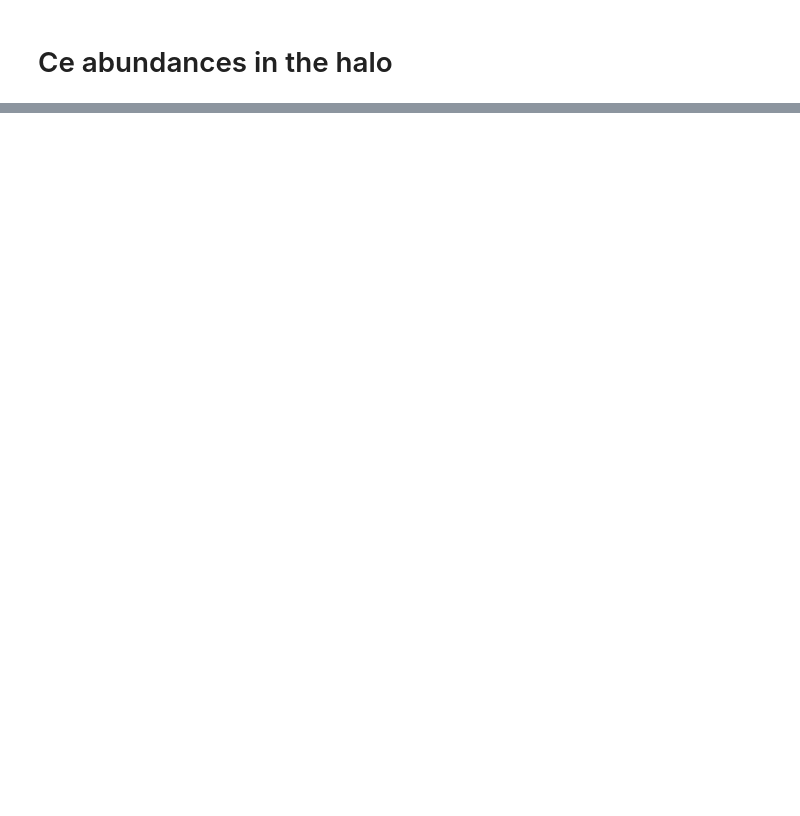
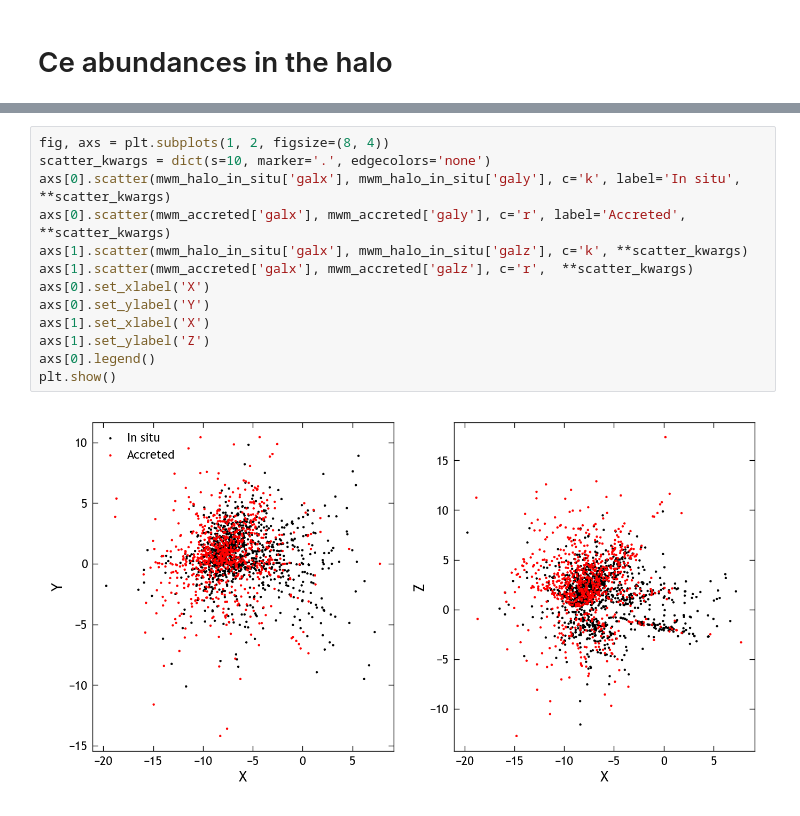
Before and after one commit to lodubay/chemical-clocks, a Jupyter notebook: src/scripts/halo.ipynb, the cells around one changed output, grey strips where cells are left out. Drawn from its saved outputs; the diff is of its cells as text; blank space fills up the shorter version.

```diff
--- a/src/scripts/halo.ipynb
+++ b/src/scripts/halo.ipynb
@@ -338,0 +262,15 @@ plt.show()
+# %%
+fig, axs = plt.subplots(1, 2, figsize=(8, 4))
+scatter_kwargs = dict(s=10, marker='.', edgecolors='none')
+axs[0].scatter(mwm_halo_in_situ['galx'], mwm_halo_in_situ['galy'], c='k', label='In situ', **scatter_kwargs)
+axs[0].scatter(mwm_accreted['galx'], mwm_accreted['galy'], c='r', label='Accreted', **scatter_kwargs)
+axs[1].scatter(mwm_halo_in_situ['galx'], mwm_halo_in_situ['galz'], c='k', **scatter_kwargs)
+axs[1].scatter(mwm_accreted['galx'], mwm_accreted['galz'], c='r',  **scatter_kwargs)
+axs[0].set_xlabel('X')
+axs[0].set_ylabel('Y')
+axs[1].set_xlabel('X')
+axs[1].set_ylabel('Z')
+axs[0].legend()
+plt.show()
+# %% [output]
+[figure, added]
```
Also changed, not shown: parts of 23 cells of this notebook, 2 other files.
